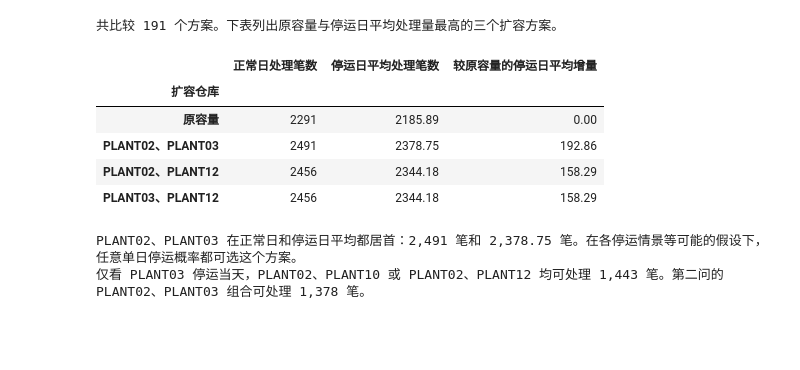
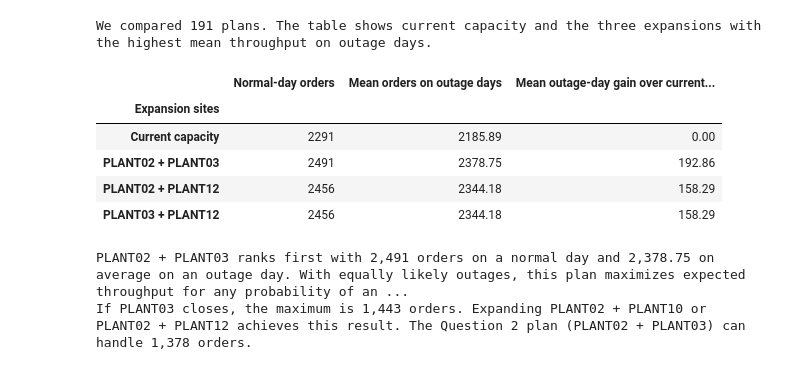
Before and after one commit to CountofPenglai/dba5103_gp, a Jupyter notebook: supply_chain_gurobi.ipynb, the cells around one changed output. Saved outputs shown, nothing was run; the diff lists cells and outputs as text; code cells hidden in the pictures; blank space fills up the shorter version.

```diff
--- a/supply_chain_gurobi.ipynb
+++ b/supply_chain_gurobi.ipynb
@@ -312,11 +317,11 @@ from itertools import combinations
 
 choices = [sites_to_expand for k in range(SITE_LIMIT + 1) for sites_to_expand in combinations(plants, k)]
 plan_caps = pd.DataFrame([capacity + EXTRA * capacity.index.isin(choice) for choice in choices],
-                         index=["、".join(choice) or "原容量" for choice in choices], columns=plants)
-plan_caps.index.name = "扩容仓库"
+                         index=[" + ".join(choice) or "Current capacity" for choice in choices], columns=plants)
+plan_caps.index.name = "Expansion sites"
 
 def evaluate_capacity_plans(options, plans):
-    # 每笔只占一个名额。可选仓库完全相同的订单可合并计数，保留相同的最大处理量。
+    # Each order uses one slot. Grouping orders with identical eligible warehouses preserves maximum throughput.
     groups = options.groupby("order", sort=False)["plant"].agg(lambda ws: tuple(sorted(ws))).value_counts()
     with gp.Model(env=env) as model:
         incoming = {w: [] for w in plans.columns}
@@ -332,55 +337,59 @@ def evaluate_capacity_plans(options, plans):
             model.setAttr("RHS", limits, rhs)
             model.optimize()
             if model.Status != GRB.OPTIMAL:
-                raise RuntimeError(f"最大处理量求解状态 {model.Status}")
+                raise RuntimeError(f"The throughput model did not reach an optimum (status {model.Status}).")
             totals.append(round(model.ObjVal))
     return totals
 
-# 完整矩阵：每行一个事先选定的扩容方案，每列一个运营情景。
+# Rows represent expansion plans chosen in advance. Columns represent operating scenarios.
 plan_throughput = pd.DataFrame({name: evaluate_capacity_plans(options, plan_caps)
                                 for name, options in scenario_options.items()}, index=plan_caps.index)
-outage_names = disruptions["停运对象"].to_list()
-assert plan_throughput.at["原容量", "正常运营"] == N0
-assert plan_throughput.loc["原容量", outage_names].to_list() == disruptions["停运后处理笔数"].to_list()
-assert plan_throughput.at[sites_text, "正常运营"] == expanded["maximum"]
+outage_names = disruptions["Outage at"].to_list()
+assert plan_throughput.at["Current capacity", "Normal operations"] == N0
+assert plan_throughput.loc["Current capacity", outage_names].to_list() == disruptions["Orders during outage"].to_list()
+assert plan_throughput.at[sites_text, "Normal operations"] == expanded["maximum"]
 # %%
-normal_day = plan_throughput["正常运营"]
+normal_day = plan_throughput["Normal operations"]
 outage_mean = plan_throughput[outage_names].mean(axis=1)
 
 def expected_orders(p_outage):
-    """按给定的单日停运概率，返回所有方案的期望处理量。"""
+    """Return expected daily throughput for each plan at the given outage probability."""
     if not 0 <= p_outage <= 1:
-        raise ValueError("停运概率必须在 0 到 1 之间")
+        raise ValueError("The outage probability must be between 0 and 1, inclusive.")
     return (1 - p_outage) * normal_day + p_outage * outage_mean
 
-risk_comparison = pd.DataFrame({"正常日处理笔数": normal_day, "停运日平均处理笔数": expected_orders(1)})
-risk_comparison["较原容量的停运日平均增量"] = outage_mean - outage_mean["原容量"]
-ranked = risk_comparison.sort_values(["停运日平均处理笔数", "正常日处理笔数"], ascending=False)
-print(f"共比较 {len(plan_caps)} 个方案。下表列出原容量与停运日平均处理量最高的三个扩容方案。")
-display(pd.concat([ranked.loc[["原容量"]], ranked.drop(index="原容量").head(3)]).round(2))
+risk_comparison = pd.DataFrame({"Normal-day orders": normal_day, "Mean orders on outage days": expected_orders(1)})
+risk_comparison["Mean outage-day gain over current capacity"] = outage_mean - outage_mean["Current capacity"]
+ranked = risk_comparison.sort_values(["Mean orders on outage days", "Normal-day orders"], ascending=False)
+print(f"We compared {len(plan_caps)} plans. The table shows current capacity and the three expansions "
+      "with the highest mean throughput on outage days.")
+display(pd.concat([ranked.loc[["Current capacity"]], ranked.drop(index="Current capacity").head(3)]).round(2))
 
-# 期望值是两列处理量的加权平均。两列同时居首的方案对任意停运概率都最优。
+# A plan that leads on both measures maximizes their weighted average for any outage probability.
 best_in_both = normal_day.index[normal_day.eq(normal_day.max()) & outage_mean.eq(outage_mean.max())]
 if len(best_in_both):
     for plan in best_in_both:
-        print(f"{plan} 在正常日和停运日平均都居首：{normal_day[plan]:,} 笔和 {outage_mean[plan]:,.2f} 笔。"
-              "在各停运情景等可能的假设下，任意单日停运概率都可选这个方案。")
+        print(f"{plan} ranks first with {normal_day[plan]:,} orders on a normal day "
+              f"and {outage_mean[plan]:,.2f} on average on an outage day. "
+              "With equally likely outages, this plan maximizes expected throughput for any probability of an outage day.")
 else:
-    print("正常日和停运日的最优方案不同。给定概率 p 后，用 expected_orders(p).idxmax() 选择仓库。")
+    print("The best plans differ by day type. For an outage probability p, "
+          "use expected_orders(p).idxmax() to select a plan.")
 
-# 对照：若只关注影响最大的仓库停运当天，哪些选址能够处理最多订单？
-critical_plant = disruptions.loc[disruptions["类型"].eq("仓库"), "停运对象"].iloc[0]
+# Which sites maximize throughput if the warehouse with the largest baseline loss closes?
+critical_plant = disruptions.loc[disruptions["Type"].eq("Warehouse"), "Outage at"].iloc[0]
 stress_day = plan_throughput[critical_plant]
-best_stress = " 或 ".join(stress_day.index[stress_day.eq(stress_day.max())])
-print(f"仅看 {critical_plant} 停运当天，{best_stress} 均可处理 {stress_day.max():,} 笔。"
-      f"第二问的 {sites_text} 组合可处理 {stress_day[sites_text]:,} 笔。")
+best_stress = " or ".join(stress_day.index[stress_day.eq(stress_day.max())])
+print(f"If {critical_plant} closes, the maximum is {stress_day.max():,} orders. "
+      f"Expanding {best_stress} achieves this result. "
+      f"The Question 2 plan ({sites_text}) can handle {stress_day[sites_text]:,} orders.")
 # %% [output]
-共比较 191 个方案。下表列出原容量与停运日平均处理量最高的三个扩容方案。
+We compared 191 plans. The table shows current capacity and the three expansions with the highest mean throughput on outage days.
-|  | 正常日处理笔数 | 停运日平均处理笔数 | 较原容量的停运日平均增量 |
-| 扩容仓库 |  |  |  |
-| 原容量 | 2291 | 2185.89 | 0.00 |
-| PLANT02、PLANT03 | 2491 | 2378.75 | 192.86 |
-| PLANT02、PLANT12 | 2456 | 2344.18 | 158.29 |
-| PLANT03、PLANT12 | 2456 | 2344.18 | 158.29 |
+|  | Normal-day orders | Mean orders on outage days | Mean outage-day gain over current... |
+| Expansion sites |  |  |  |
+| Current capacity | 2291 | 2185.89 | 0.00 |
+| PLANT02 + PLANT03 | 2491 | 2378.75 | 192.86 |
+| PLANT02 + PLANT12 | 2456 | 2344.18 | 158.29 |
+| PLANT03 + PLANT12 | 2456 | 2344.18 | 158.29 |
-PLANT02、PLANT03 在正常日和停运日平均都居首：2,491 笔和 2,378.75 笔。在各停运情景等可能的假设下，任意单日停运概率都可选这个方案。
-仅看 PLANT03 停运当天，PLANT02、PLANT10 或 PLANT02、PLANT12 均可处理 1,443 笔。第二问的 PLANT02、PLANT03 组合可处理 1,378 笔。
+PLANT02 + PLANT03 ranks first with 2,491 orders on a normal day and 2,378.75 on average on an outage day. With equally likely outages, this plan maximizes expected throughput for any probability of an ...
+If PLANT03 closes, the maximum is 1,443 orders. Expanding PLANT02 + PLANT10 or PLANT02 + PLANT12 achieves this result. The Question 2 plan (PLANT02 + PLANT03) can handle 1,378 orders.
```
Also changed, not shown: parts of 11 cells of this notebook.
